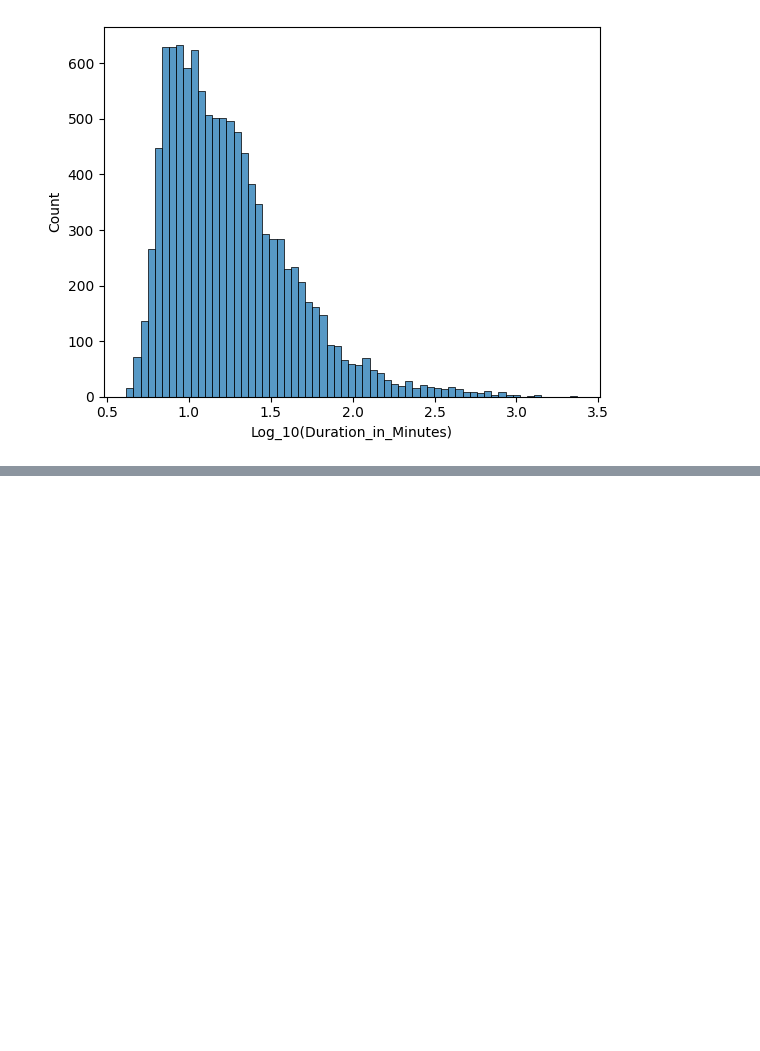
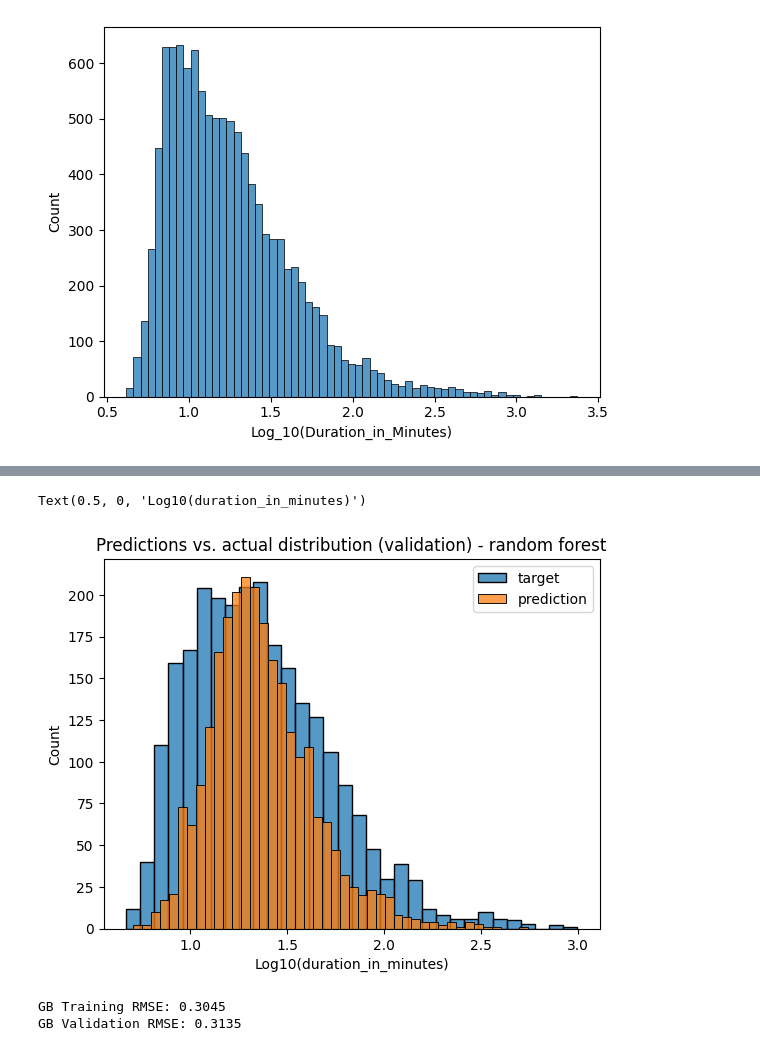
Before and after one commit to dandrew-nbl/autocall-retrieval-predictor, a Jupyter notebook: data_prep.ipynb, the cells around one changed output, grey strips where cells are left out. Drawn from its saved outputs; the diff is of its cells as text; code cells hidden in the pictures; blank space fills up the shorter version.

```diff
--- a/data_prep.ipynb
+++ b/data_prep.ipynb
@@ -87,0 +635,27 @@ Text(0.5, 0, 'Log_10(Duration_in_Minutes)')
+# %%
+sns.histplot(y_val, label='target')
+sns.histplot(y_val_pred_rf, label='prediction')
+
+plt.legend()
+plt.title('Predictions vs. actual distribution (validation) - random forest')
+plt.xlabel('Log10(duration_in_minutes)')
+# %% [output]
+Text(0.5, 0, 'Log10(duration_in_minutes)')
+[figure, added]
+# %%
+from sklearn.ensemble import GradientBoostingRegressor
+
+gb_model = GradientBoostingRegressor(n_estimators=100, random_state=42)
+gb_model.fit(X_train, y_train)
+
+y_train_pred_gb = gb_model.predict(X_train)
+y_val_pred_gb = gb_model.predict(X_val)
+
+train_rmse_gb = np.sqrt(mean_squared_error(y_train, y_train_pred_gb))
+val_rmse_gb = np.sqrt(mean_squared_error(y_val, y_val_pred_gb))
+
+print(f"GB Training RMSE: {train_rmse_gb:.4f}")
+print(f"GB Validation RMSE: {val_rmse_gb:.4f}")
+# %% [output]
+GB Training RMSE: 0.3045
+GB Validation RMSE: 0.3135
```
Also changed, not shown: parts of 44 cells of this notebook.
